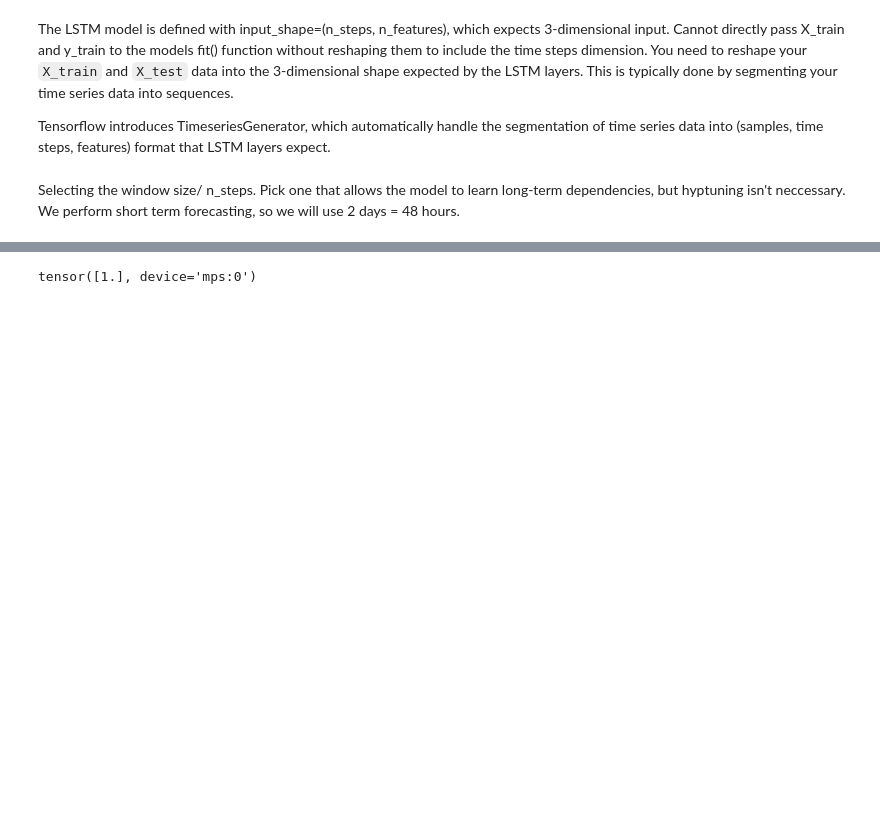
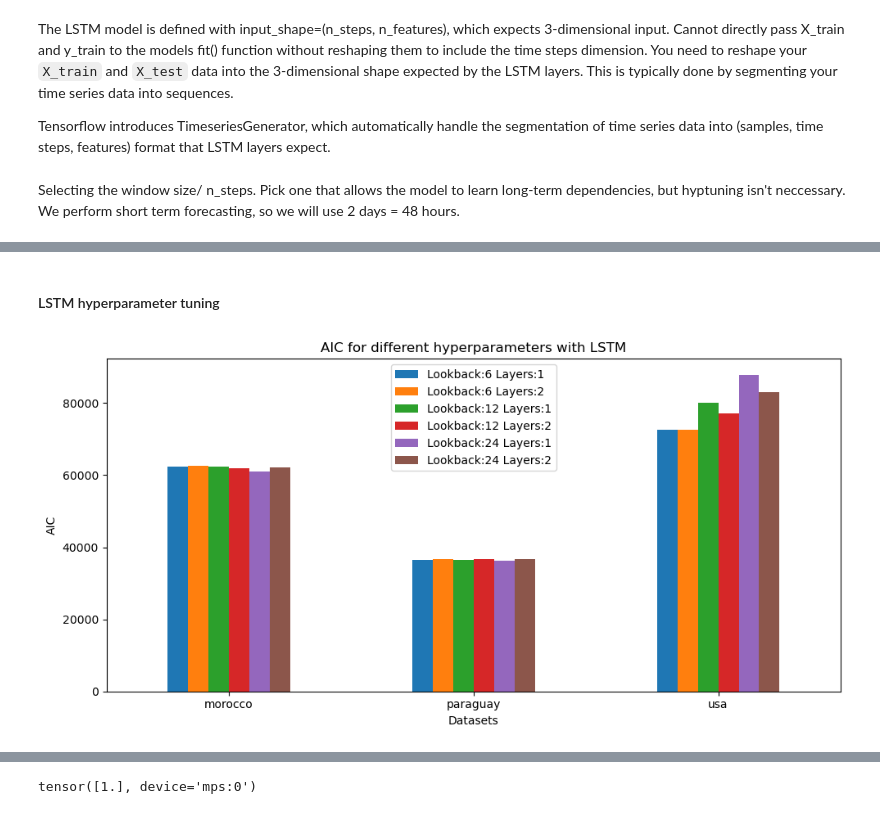
Before and after one commit to Mariuble/transformer_energy_forecast, a Jupyter notebook: notebooks/lstm.ipynb, the cells around one changed output, grey strips where cells are left out. Saved outputs shown, nothing was run; the diff lists cells and outputs as text; code cells hidden in the pictures; blank space fills up the shorter version.

Commit message:
lstm notebook finished

```diff
--- a/notebooks/lstm.ipynb
+++ b/notebooks/lstm.ipynb
@@ -48,4 +167,10 @@ hour                       int64
 dtype: object
+# %%
+# Print feature importances
+for i, dataset_name in enumerate(datasets_electricity):
+    print(f"\nFeature importances for {dataset_name}:")
+    for feature, importance in feature_importances_list[i][:7]:
+        print(f"{feature}: {importance}")
 # %% [markdown]
 ### Literature review
 In the previous thesis written by Andreas:
@@ -191,0 +323,3 @@ def fitting_and_eval(features, target, dataset_name, model_file_identifier='_',
+# %%
+%%time
+lstm_fitting_and_evaluation(data.drop(columns=['DateTime', 'Consumption', 'Temperature']), data['Consumption'], dataset_name, model_file_identifier=str(lookback) + "_" + str(n_layers), lookback=lookback, n_layers=n_layers)
@@ -191,0 +334,19 @@ def fitting_and_eval(features, target, dataset_name, model_file_identifier='_',
+# %%
+%%time
+# Tuning done on 50 epochs 48 lagged steps
+hyperparameter_tuning = {}
+for lookback in [6, 12, 24]:
+    for n_layers in [1, 2]:
+        print(f'Hyperparameters: lookback={lookback}, n_layers={n_layers}')
+        parameter_results = []
+        for dataset_name in datasets_electricity:
+            start_time = time.time()
+
+            data = add_lagged_timesteps(datasets[dataset_name], lag_periods=[i for i in range(1, 49)], lagged_feature='Consumption').dropna().reset_index(drop=True)
+            r2, mae, mape, aic_value, bic_value = lstm_fitting_and_evaluation(data.drop(columns=['DateTime', 'Consumption', 'Temperature']), data['Consumption'], dataset_name, model_file_identifier=str(lookback) + "_" + str(n_layers), lookback=lookback, n_layers=n_layers)
+            parameter_results.append(aic_value)
+
+            end_time = time.time()
+            print(f"Time taken: {end_time - start_time:.2f} seconds")
+
+        hyperparameter_tuning["Lookback:"+str(lookback) + ' ' + "Layers:"+str(n_layers)] = parameter_results
@@ -191,0 +520,21 @@ def fitting_and_eval(features, target, dataset_name, model_file_identifier='_',
+# %% [markdown]
+#### LSTM hyperparameter tuning
+# %%
+# Plot to get out aic values
+#df = pd.DataFrame({key: [item[1] for item in value] for key, value in data.items()}, columns=columns, index=index)
+columns = hyperparameter_tuning.keys()
+index = ['morocco', 'paraguay', 'usa']
+df_aic = pd.DataFrame({key: [item[-2] for item in value] for key, value in hyperparameter_tuning.items()}, columns=columns, index=index)
+#df = pd.DataFrame(hyperparameter_tuning, index=[i for i in datasets_electricity.keys()])
+
+df_aic.plot.bar(figsize=(10, 5))
+plt.title('AIC for different hyperparameters with LSTM')
+#plt.ylim(0, 0.1)
+plt.ylabel('AIC')
+plt.xlabel('Datasets')
+plt.xticks(rotation=0)
+#plt.legend(title='Hyperparameters', title_fontsize='13', fontsize='11')
+plt.tight_layout()
+plt.show()
+# %% [output]
+[figure, added]
```
Also changed, not shown: parts of 32 cells of this notebook, 4 other files.
